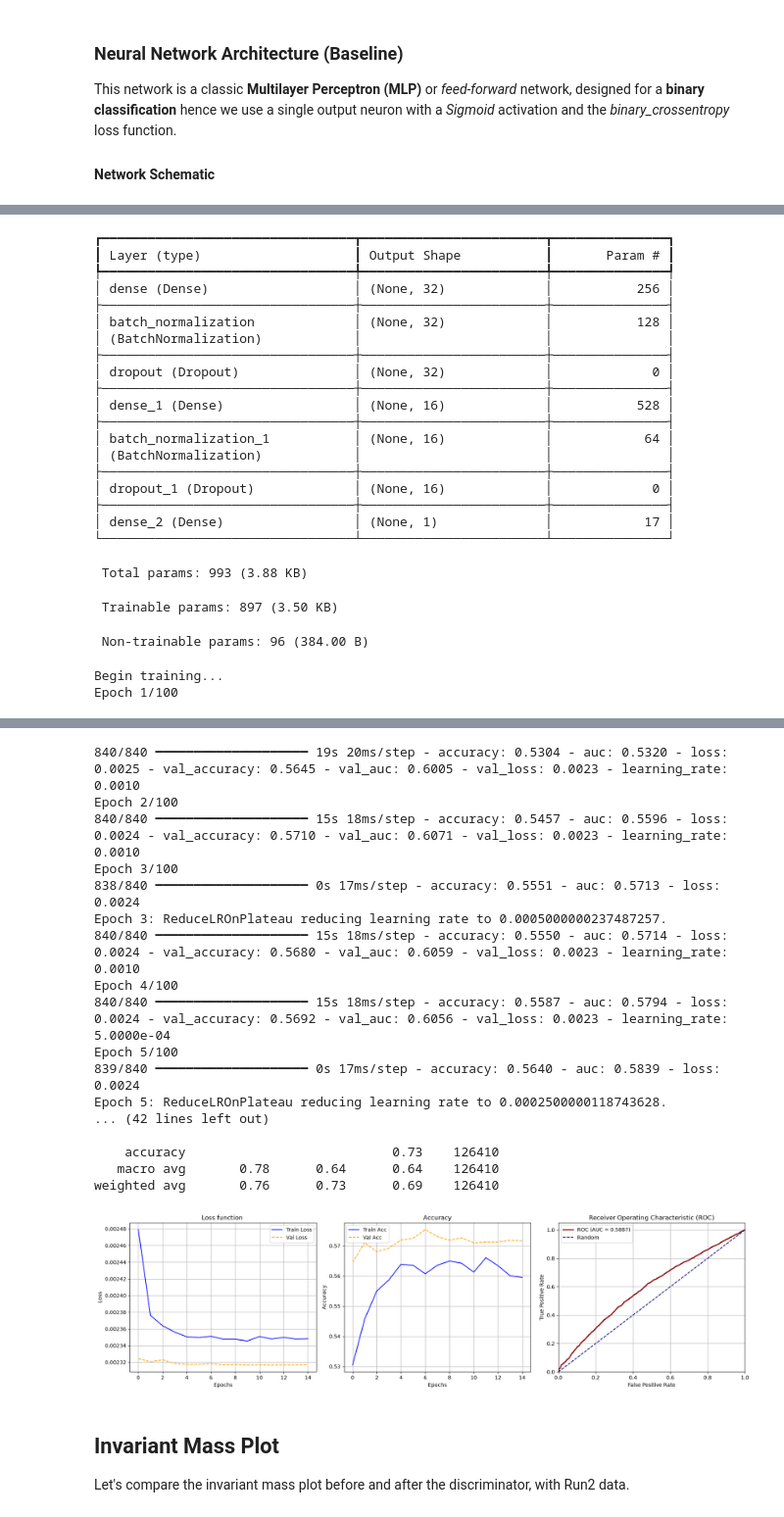
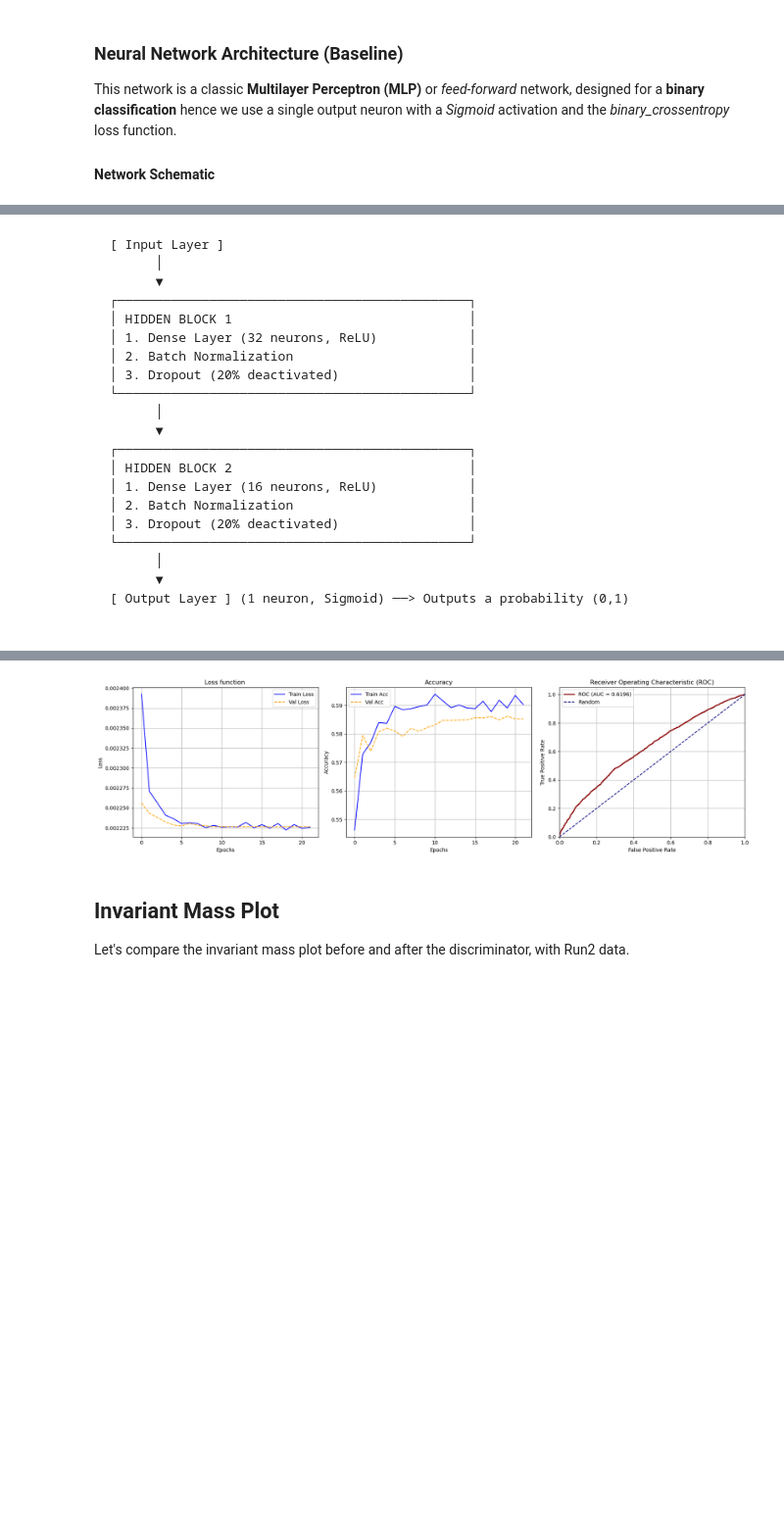
Before and after one commit to alessandrofoglizzo/DAML_project, a Jupyter notebook: Hgammagamma.ipynb, the cells around one changed output, grey strips where cells are left out. Shown at 98% size. Drawn from its saved outputs; the diff is of its cells as text; code cells hidden in the pictures; blank space fills up the shorter version.

````diff
--- a/Hgammagamma.ipynb
+++ b/Hgammagamma.ipynb
@@ -73,7 +97,7 @@ For background, we only select relevant processes: $\gamma\gamma$ from QCD conti
 signal_url_list = [url for url in mc_url_list if ("gamgam" in url) or ("_gammagamma" in url) or ("Hyy" in url) or (("_yy" in url) and ("yyy" not in url))]
 
 # select background datasets: all dataset not taken in signal
-bkg_url_list = [url for url in mc_url_list if url not in signal_url_list]
+#bkg_url_list = [url for url in mc_url_list if url not in signal_url_list]
 # continuous QCD diphoton background (Sherpa, 364350-364354)
 diphoton_bkg_list = [url for url in mc_url_list if "Diphoton_myy" in url and (("90" in url) or ("175" in url))]
 
@@ -87,7 +111,7 @@ other_processes = ["23LO_ttgamma",
                    "gamma2jets", "gammajj", "qqgamma", "bbgamma"]
 other_bkg_list = [url for url in mc_url_list if any(process in url for process in other_processes)]
 
-#bkg_url_list = diphoton_bkg_list + gammajet_bkg_list + other_bkg_list
+bkg_url_list = diphoton_bkg_list + gammajet_bkg_list#+ other_bkg_list
 
 print("Number of diphoton background datasets: ", len(diphoton_bkg_list))
 print("Number of gammajet background datasets: ", len(gammajet_bkg_list))
@@ -619,3 +628,25 @@ This network is a classic **Multilayer Perceptron (MLP)** or *feed-forward* netw
+# %% [markdown]
+```text
+[ Input Layer ]
+      │
+      ▼
+┌──────────────────────────────────────────────┐
+│ HIDDEN BLOCK 1                               │
+│ 1. Dense Layer (32 neurons, ReLU)            │
+│ 2. Batch Normalization                       │
+│ 3. Dropout (20% deactivated)                 │
+└──────────────────────────────────────────────┘
+      │
+      ▼
+┌──────────────────────────────────────────────┐
+│ HIDDEN BLOCK 2                               │
+│ 1. Dense Layer (16 neurons, ReLU)            │
+│ 2. Batch Normalization                       │
+│ 3. Dropout (20% deactivated)                 │
+└──────────────────────────────────────────────┘
+      │
+      ▼
+[ Output Layer ] (1 neuron, Sigmoid) ──> Outputs a probability (0,1)
 # %%
 # Neural Network architecture
 
@@ -651,7 +682,7 @@ batch_size = 512
 validation_split = 0.15
 emphasis = 1.5
 
-prediction_threshold = 0.6
+prediction_threshold = 0.55
 
 # balance weights: weights of background are way bigger than signal ones
 w_train_balanced = w_train.copy()
@@ -702,7 +733,10 @@ if __name__ == "__main__":
         callbacks=[reduce_lr, early_stopping]
     )
 
+    # save model to memory
+    model.save("data/Hgammagamma_classifier.keras")
 
+    # PERFORMANCE EVALUATION
 
     print("\nPerformance evaluation on Test set...")
     # batch_size specified in order to avoid memory peaks during prediction
@@ -753,5 +787,6 @@ if __name__ == "__main__":
 
     plt.tight_layout()
     plt.show()
+    fig.savefig("plots/model_metrics.pdf", dpi=300, bbox_inches="tight")
     plt.close('all')
 # %% [output]
@@ -766,24 +809,0 @@ Model: "sequential"
-┏━━━━━━━━━━━━━━━━━━━━━━━━━━━━━━━━━┳━━━━━━━━━━━━━━━━━━━━━━━━┳━━━━━━━━━━━━━━━┓
-┃ Layer (type)                    ┃ Output Shape           ┃       Param # ┃
-┡━━━━━━━━━━━━━━━━━━━━━━━━━━━━━━━━━╇━━━━━━━━━━━━━━━━━━━━━━━━╇━━━━━━━━━━━━━━━┩
-│ dense (Dense)                   │ (None, 32)             │           256 │
-├─────────────────────────────────┼────────────────────────┼───────────────┤
-│ batch_normalization             │ (None, 32)             │           128 │
-│ (BatchNormalization)            │                        │               │
-├─────────────────────────────────┼────────────────────────┼───────────────┤
-│ dropout (Dropout)               │ (None, 32)             │             0 │
-├─────────────────────────────────┼────────────────────────┼───────────────┤
-│ dense_1 (Dense)                 │ (None, 16)             │           528 │
-├─────────────────────────────────┼────────────────────────┼───────────────┤
-│ batch_normalization_1           │ (None, 16)             │            64 │
-│ (BatchNormalization)            │                        │               │
-├─────────────────────────────────┼────────────────────────┼───────────────┤
-│ dropout_1 (Dropout)             │ (None, 16)             │             0 │
-├─────────────────────────────────┼────────────────────────┼───────────────┤
-│ dense_2 (Dense)                 │ (None, 1)              │            17 │
-└─────────────────────────────────┴────────────────────────┴───────────────┘
- Total params: 993 (3.88 KB)
- Trainable params: 897 (3.50 KB)
- Non-trainable params: 96 (384.00 B)
-Begin training...
-Epoch 1/100
@@ -791,21 +810,4 @@ Epoch 1/100
-840/840 ━━━━━━━━━━━━━━━━━━━━ 19s 20ms/step - accuracy: 0.5304 - auc: 0.5320 - loss: 0.0025 - val_accuracy: 0.5645 - val_auc: 0.6005 - val_loss: 0.0023 - learning_rate: 0.0010
-Epoch 2/100
-840/840 ━━━━━━━━━━━━━━━━━━━━ 15s 18ms/step - accuracy: 0.5457 - auc: 0.5596 - loss: 0.0024 - val_accuracy: 0.5710 - val_auc: 0.6071 - val_loss: 0.0023 - learning_rate: 0.0010
-Epoch 3/100
-838/840 ━━━━━━━━━━━━━━━━━━━━ 0s 17ms/step - accuracy: 0.5551 - auc: 0.5713 - loss: 0.0024
-Epoch 3: ReduceLROnPlateau reducing learning rate to 0.0005000000237487257.
-840/840 ━━━━━━━━━━━━━━━━━━━━ 15s 18ms/step - accuracy: 0.5550 - auc: 0.5714 - loss: 0.0024 - val_accuracy: 0.5680 - val_auc: 0.6059 - val_loss: 0.0023 - learning_rate: 0.0010
-Epoch 4/100
-840/840 ━━━━━━━━━━━━━━━━━━━━ 15s 18ms/step - accuracy: 0.5587 - auc: 0.5794 - loss: 0.0024 - val_accuracy: 0.5692 - val_auc: 0.6056 - val_loss: 0.0023 - learning_rate: 5.0000e-04
-Epoch 5/100
-839/840 ━━━━━━━━━━━━━━━━━━━━ 0s 17ms/step - accuracy: 0.5640 - auc: 0.5839 - loss: 0.0024
-Epoch 5: ReduceLROnPlateau reducing learning rate to 0.0002500000118743628.
-... (42 lines left out)
-
-    accuracy                           0.73    126410
-   macro avg       0.78      0.64      0.64    126410
-weighted avg       0.76      0.73      0.69    126410
-[figure, old version]
+[figure, new version]
 # %% [markdown]
 ## Invariant Mass Plot
 Let's compare the invariant mass plot before and after the discriminator, with Run2 data.
````
Also changed, not shown: parts of 23 cells of this notebook, 13 other files.
